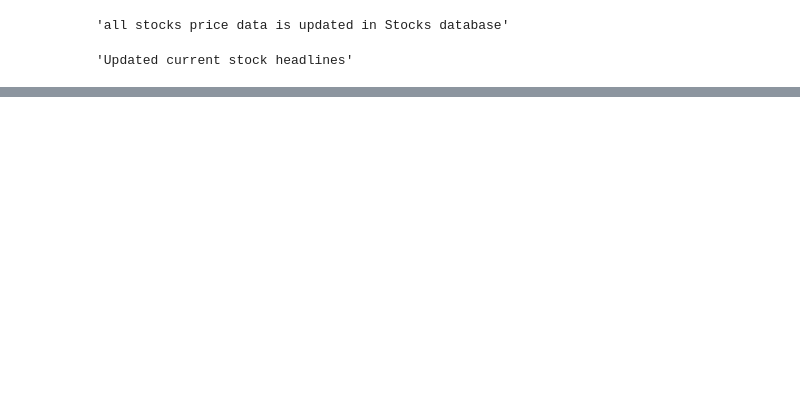
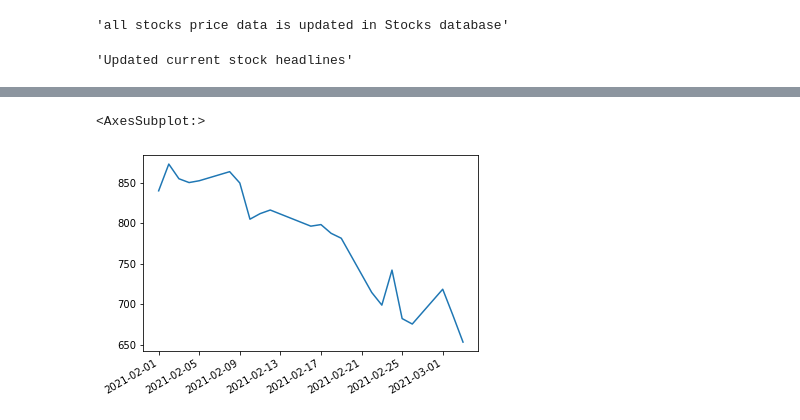
Before and after one commit to Sahand-J/sentiment_analysis_stock_market, a Jupyter notebook: final_outline_sentiment.ipynb, the cells around one changed output, grey strips where cells are left out. Drawn from its saved outputs; the diff is of its cells as text; code cells hidden in the pictures; blank space fills up the shorter version.

```diff
--- a/final_outline_sentiment.ipynb
+++ b/final_outline_sentiment.ipynb
@@ -337,0 +337,5 @@ Current stocks with most sentiment data: ['tsla', 'aapl', 'tgt', 'iipr', 'gm']
+# %%
+tslas_complete_df['adjclose'].plot()
+# %% [output]
+<AxesSubplot:>
+[figure, added]
```
Also changed, not shown: parts of 14 cells of this notebook.
